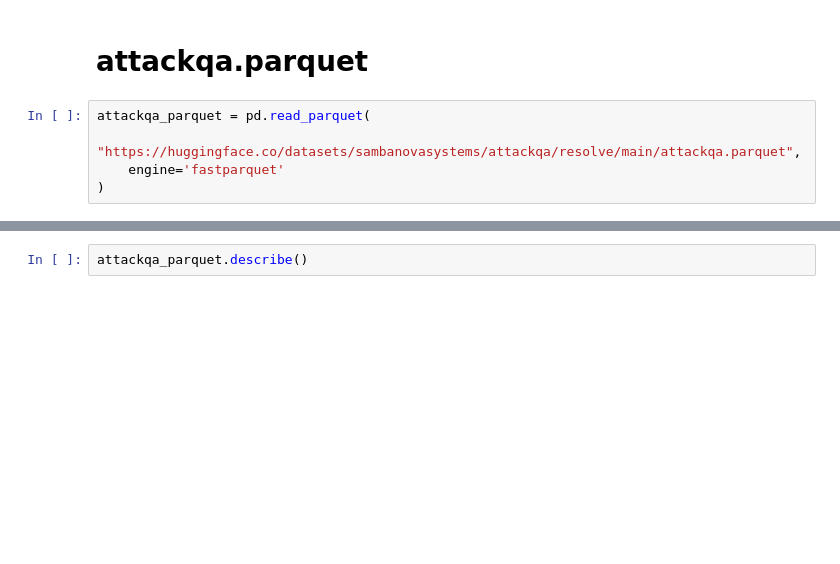
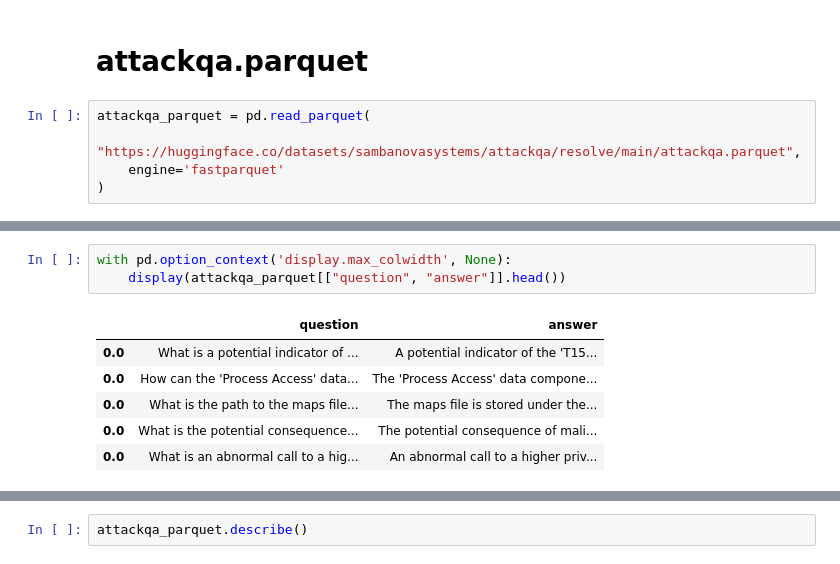
Before and after one commit to StanleyStanMarsh/datasets-processing-rag, a Jupyter notebook: dataset_preproc.ipynb, the cells around one changed output, grey strips where cells are left out. Drawn from its saved outputs; the diff is of its cells as text; blank space fills up the shorter version.

Commit message:
improved dataframe filtering

```diff
--- a/dataset_preproc.ipynb
+++ b/dataset_preproc.ipynb
@@ -18,0 +19,10 @@ attackqa_parquet.head()
+# %%
+with pd.option_context('display.max_colwidth', None):
+    display(attackqa_parquet[["question", "answer"]].head())
+# %% [output]
+|  | question | answer |
+| 0.0 | What is a potential indicator of ... | A potential indicator of the 'T15... |
+| 0.0 | How can the 'Process Access' data... | The 'Process Access' data compone... |
+| 0.0 | What is the path to the maps file... | The maps file is stored under the... |
+| 0.0 | What is the potential consequence... | The potential consequence of mali... |
+| 0.0 | What is an abnormal call to a hig... | An abnormal call to a higher priv... |
```
Also changed, not shown: parts of 6 cells of this notebook, 7 other files.
